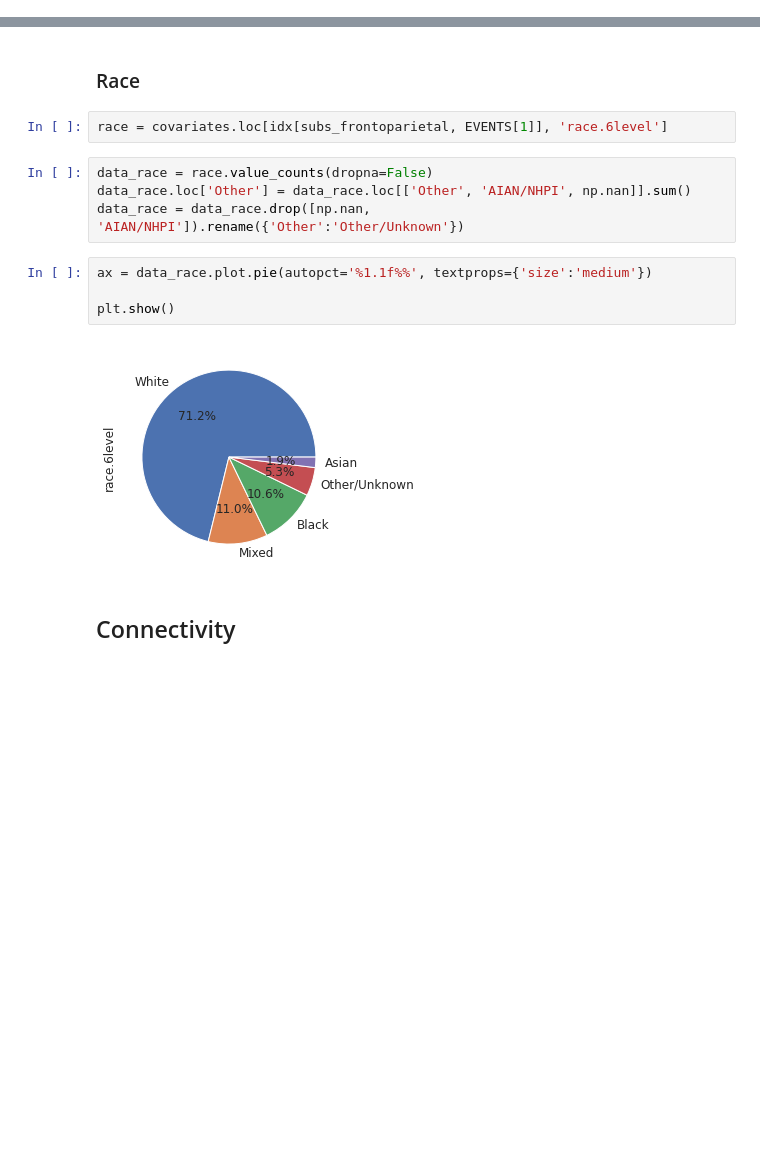
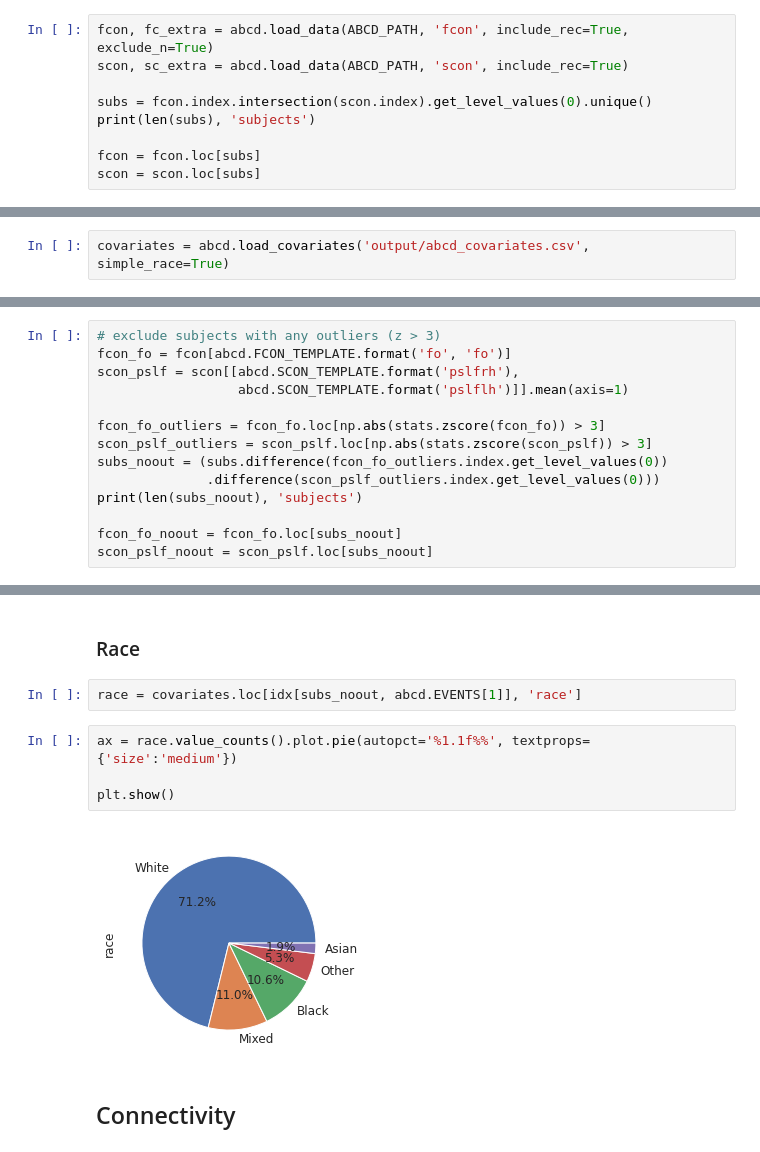
Before and after one commit to AKSoo/StructFunc, a Jupyter notebook: ABCD/StructFunc.ipynb, the cells around one changed output, grey strips where cells are left out. Drawn from its saved outputs; the diff is of its cells as text; blank space fills up the shorter version.

```diff
--- a/ABCD/StructFunc.ipynb
+++ b/ABCD/StructFunc.ipynb
@@ -64,0 +19,9 @@ scon = dti.loc[idx[subs_long, EVENTS], scon_column_filter]
+# %%
+fcon, fc_extra = abcd.load_data(ABCD_PATH, 'fcon', include_rec=True, exclude_n=True)
+scon, sc_extra = abcd.load_data(ABCD_PATH, 'scon', include_rec=True)
+
+subs = fcon.index.intersection(scon.index).get_level_values(0).unique()
+print(len(subs), 'subjects')
+
+fcon = fcon.loc[subs]
+scon = scon.loc[subs]
@@ -65,2 +30,4 @@ scon = dti.loc[idx[subs_long, EVENTS], scon_column_filter]
+# %%
+covariates = abcd.load_covariates('output/abcd_covariates.csv', simple_race=True)
 # %% [markdown]
 # Wendelken-FrontoparietalStructural-2017
@@ -78,0 +34,14 @@ scon_frontoparietal_noout = scon_frontoparietal.loc[idx[subs_frontoparietal, EVE
+# %%
+# exclude subjects with any outliers (z > 3)
+fcon_fo = fcon[abcd.FCON_TEMPLATE.format('fo', 'fo')]
+scon_pslf = scon[[abcd.SCON_TEMPLATE.format('pslfrh'),
+                  abcd.SCON_TEMPLATE.format('pslflh')]].mean(axis=1)
+
+fcon_fo_outliers = fcon_fo.loc[np.abs(stats.zscore(fcon_fo)) > 3]
+scon_pslf_outliers = scon_pslf.loc[np.abs(stats.zscore(scon_pslf)) > 3]
+subs_noout = (subs.difference(fcon_fo_outliers.index.get_level_values(0))
+              .difference(scon_pslf_outliers.index.get_level_values(0)))
+print(len(subs_noout), 'subjects')
+
+fcon_fo_noout = fcon_fo.loc[subs_noout]
+scon_pslf_noout = scon_pslf.loc[subs_noout]
@@ -115,17 +85,13 @@ plt.show()
 # %% [markdown]
 ### Race
 # %%
-race = covariates.loc[idx[subs_frontoparietal, EVENTS[1]], 'race.6level']
+race = covariates.loc[idx[subs_noout, abcd.EVENTS[1]], 'race']
-# %%
-data_race = race.value_counts(dropna=False)
-data_race.loc['Other'] = data_race.loc[['Other', 'AIAN/NHPI', np.nan]].sum()
-data_race = data_race.drop([np.nan, 'AIAN/NHPI']).rename({'Other':'Other/Unknown'})
 # %%
-ax = data_race.plot.pie(autopct='%1.1f%%', textprops={'size':'medium'})
+ax = race.value_counts().plot.pie(autopct='%1.1f%%', textprops={'size':'medium'})
 
 plt.show()
 # %% [output]
-[figure, old version]
+[figure, new version]
 # %% [markdown]
 ## Connectivity
 # %% [markdown]
```
Also changed, not shown: parts of 47 cells of this notebook, 2 other files.
